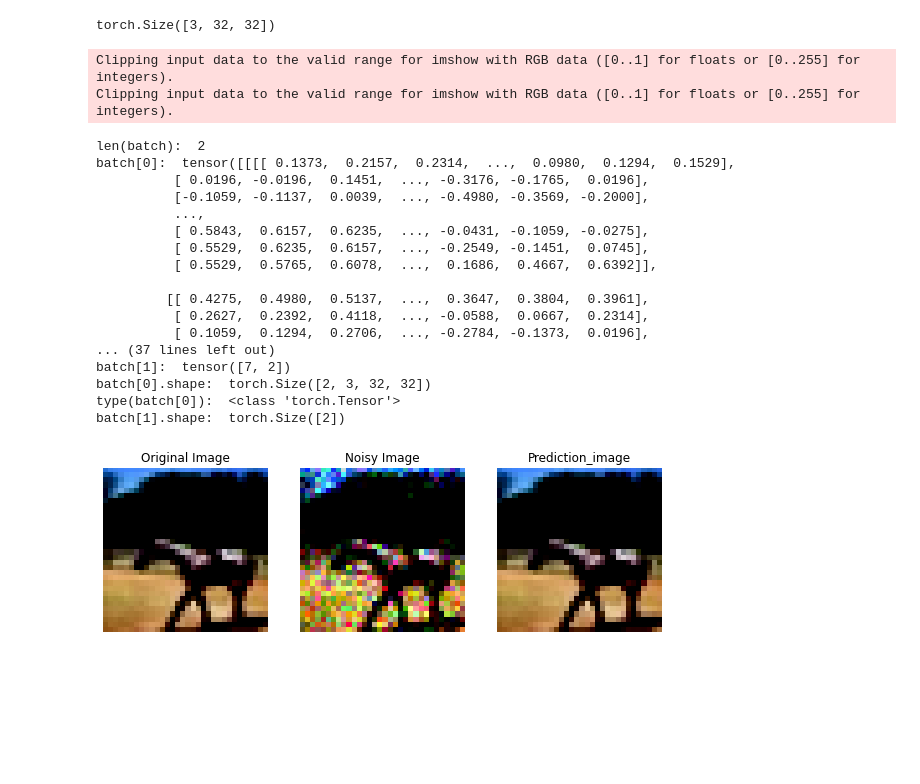
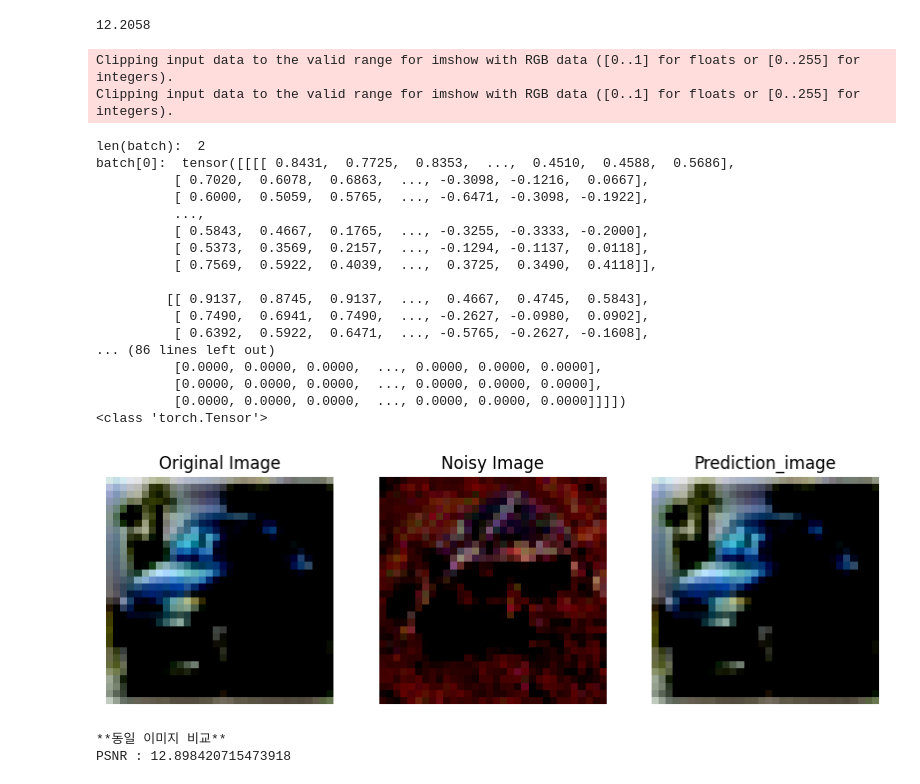
Before and after one commit to djsk721/Pytorch-UNet, a Jupyter notebook: test.ipynb, the cells around one changed output. Saved outputs shown, nothing was run; the diff lists cells and outputs as text; code cells hidden in the pictures; blank space fills up the shorter version.

```diff
--- a/test.ipynb
+++ b/test.ipynb
@@ -65,4 +46,0 @@ Transform: Compose(
-# %%
-images[0].shape
-# %% [output]
-torch.Size([3, 32, 32])
@@ -69,3 +62,7 @@ torch.Size([3, 32, 32])
+# %%
+val_score
+# %% [output]
+12.2058
 # %%
 import torch
 
@@ -110,39 +107,48 @@ def compare_image(original_image, noisy_image, prediction_image):
 
     plt.show()
 # %%
+from skimage.metrics import peak_signal_noise_ratio, structural_similarity
+
+
 i = 0
 for batch in trainloader:
     if i== 1:
         break
     # print("batch : ", batch)
     print("len(batch): ",len(batch))
     print("batch[0]: ",batch[0])
     print("batch[1]: ",batch[1])
     print("batch[0].shape: ",batch[0].shape)
     print("type(batch[0]): ",type(batch[0]))
     print("batch[1].shape: ",batch[1].shape)
     # images, true_masks = batch, add_gaussian_noise(batch[0])
-    images, true_masks = batch[0], [add_gaussian_noise(image) for image in batch[0]]
+    images, true_masks = batch[0], add_gaussian_noise(images, 0.05)
+    print(true_masks)
+    print(type(true_masks))
     compare_image(images[0], true_masks[0], images[0])
+    print("**동일 이미지 비교**")
+    print("PSNR :", peak_signal_noise_ratio(np.array(images), np.array(true_masks)))
     i += 1
 # %% [output]
 Clipping input data to the valid range for imshow with RGB data ([0..1] for floats or [0..255] for integers).
 Clipping input data to the valid range for imshow with RGB data ([0..1] for floats or [0..255] for integers).
 len(batch):  2
-batch[0]:  tensor([[[[ 0.1373,  0.2157,  0.2314,  ...,  0.0980,  0.1294,  0.1529],
-          [ 0.0196, -0.0196,  0.1451,  ..., -0.3176, -0.1765,  0.0196],
-          [-0.1059, -0.1137,  0.0039,  ..., -0.4980, -0.3569, -0.2000],
+batch[0]:  tensor([[[[ 0.8431,  0.7725,  0.8353,  ...,  0.4510,  0.4588,  0.5686],
+          [ 0.7020,  0.6078,  0.6863,  ..., -0.3098, -0.1216,  0.0667],
+          [ 0.6000,  0.5059,  0.5765,  ..., -0.6471, -0.3098, -0.1922],
           ...,
-          [ 0.5843,  0.6157,  0.6235,  ..., -0.0431, -0.1059, -0.0275],
-          [ 0.5529,  0.6235,  0.6157,  ..., -0.2549, -0.1451,  0.0745],
-          [ 0.5529,  0.5765,  0.6078,  ...,  0.1686,  0.4667,  0.6392]],
+          [ 0.5843,  0.4667,  0.1765,  ..., -0.3255, -0.3333, -0.2000],
+          [ 0.5373,  0.3569,  0.2157,  ..., -0.1294, -0.1137,  0.0118],
+          [ 0.7569,  0.5922,  0.4039,  ...,  0.3725,  0.3490,  0.4118]],
 
-         [[ 0.4275,  0.4980,  0.5137,  ...,  0.3647,  0.3804,  0.3961],
-          [ 0.2627,  0.2392,  0.4118,  ..., -0.0588,  0.0667,  0.2314],
-          [ 0.1059,  0.1294,  0.2706,  ..., -0.2784, -0.1373,  0.0196],
-... (37 lines left out)
-batch[1]:  tensor([7, 2])
-batch[0].shape:  torch.Size([2, 3, 32, 32])
-type(batch[0]):  <class 'torch.Tensor'>
-batch[1].shape:  torch.Size([2])
+         [[ 0.9137,  0.8745,  0.9137,  ...,  0.4667,  0.4745,  0.5843],
+          [ 0.7490,  0.6941,  0.7490,  ..., -0.2627, -0.0980,  0.0902],
+          [ 0.6392,  0.5922,  0.6471,  ..., -0.5765, -0.2627, -0.1608],
+... (86 lines left out)
+          [0.0000, 0.0000, 0.0000,  ..., 0.0000, 0.0000, 0.0000],
+          [0.0000, 0.0000, 0.0000,  ..., 0.0000, 0.0000, 0.0000],
+          [0.0000, 0.0000, 0.0000,  ..., 0.0000, 0.0000, 0.0000]]]])
+<class 'torch.Tensor'>
-[figure, old version]
+[figure, new version]
+**동일 이미지 비교**
+PSNR : 12.898420715473918
```
Also changed, not shown: parts of 10 cells of this notebook, 3 other files.
